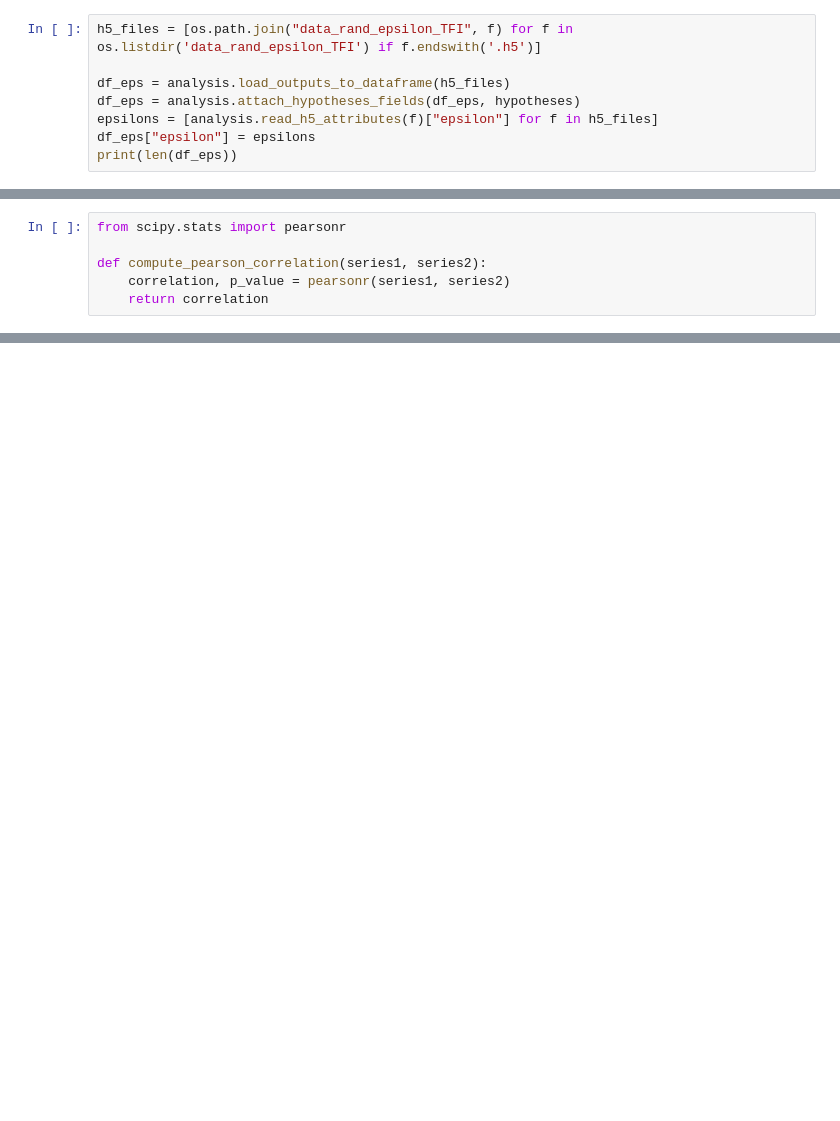
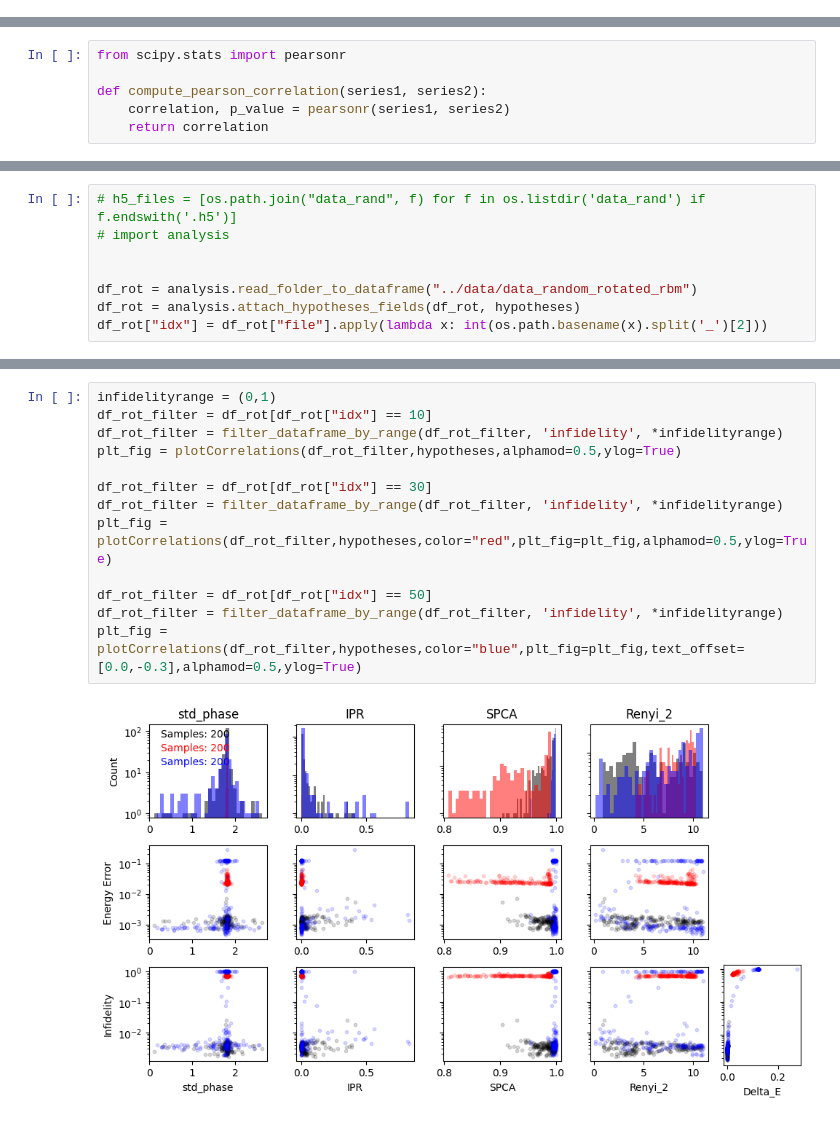
Before and after one commit to NilsNiggemann/DataMiningRBMs, a Jupyter notebook: Netket/analysis.ipynb, the cells around one changed output, grey strips where cells are left out. Cells and saved outputs as stored; diff of their text form; blank space fills up the shorter version.

```diff
--- a/Netket/analysis.ipynb
+++ b/Netket/analysis.ipynb
@@ -165,11 +192,3 @@ plt.show()
 [figure]
 # %% [markdown]
 Alternative: $$H = \sum_{<i,j>} \sigma_i^z \sigma_j^z - h \sum_i \sigma_i^x + \epsilon H_\text{rand}$$
-# %%
-h5_files = [os.path.join("data_rand_epsilon_TFI", f) for f in os.listdir('data_rand_epsilon_TFI') if f.endswith('.h5')]
-
-df_eps = analysis.load_outputs_to_dataframe(h5_files)
-df_eps = analysis.attach_hypotheses_fields(df_eps, hypotheses)
-epsilons = [analysis.read_h5_attributes(f)["epsilon"] for f in h5_files]
-df_eps["epsilon"] = epsilons
-print(len(df_eps))
@@ -263,0 +206,8 @@ df_eval.head()
+# %%
+# h5_files = [os.path.join("data_rand", f) for f in os.listdir('data_rand') if f.endswith('.h5')]
+# import analysis
+
+
+df_rot = analysis.read_folder_to_dataframe("../data/data_random_rotated_rbm")
+df_rot = analysis.attach_hypotheses_fields(df_rot, hypotheses)
+df_rot["idx"] = df_rot["file"].apply(lambda x: int(os.path.basename(x).split('_')[2]))
@@ -263,0 +248,15 @@ df_eval.head()
+# %%
+infidelityrange = (0,1)
+df_rot_filter = df_rot[df_rot["idx"] == 10]
+df_rot_filter = filter_dataframe_by_range(df_rot_filter, 'infidelity', *infidelityrange)
+plt_fig = plotCorrelations(df_rot_filter,hypotheses,alphamod=0.5,ylog=True)
+
+df_rot_filter = df_rot[df_rot["idx"] == 30]
+df_rot_filter = filter_dataframe_by_range(df_rot_filter, 'infidelity', *infidelityrange)
+plt_fig = plotCorrelations(df_rot_filter,hypotheses,color="red",plt_fig=plt_fig,alphamod=0.5,ylog=True)
+
+df_rot_filter = df_rot[df_rot["idx"] == 50]
+df_rot_filter = filter_dataframe_by_range(df_rot_filter, 'infidelity', *infidelityrange)
+plt_fig = plotCorrelations(df_rot_filter,hypotheses,color="blue",plt_fig=plt_fig,text_offset=[0.0,-0.3],alphamod=0.5,ylog=True)
+# %% [output]
+[figure, added]
```
Also changed, not shown: parts of 16 cells of this notebook, 5 other files.
